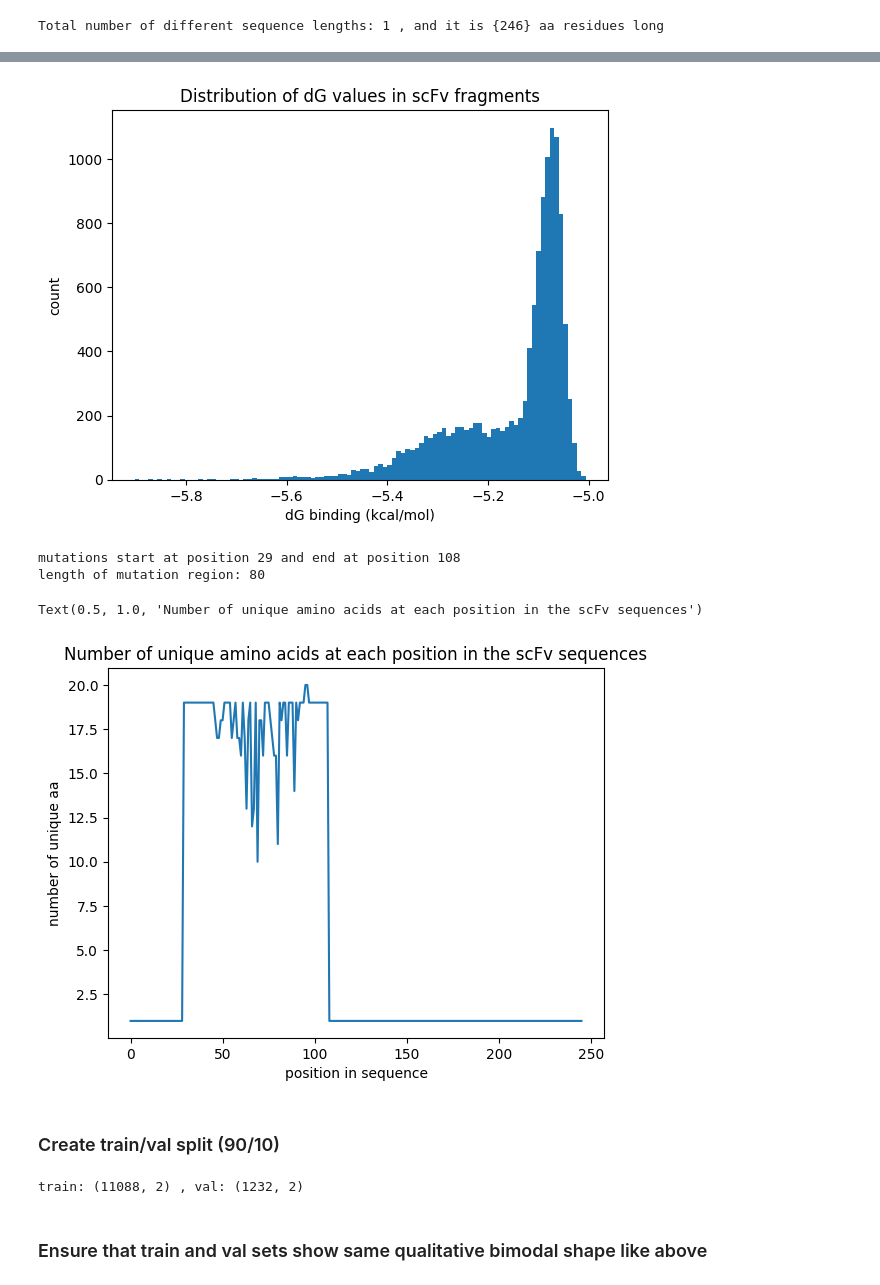
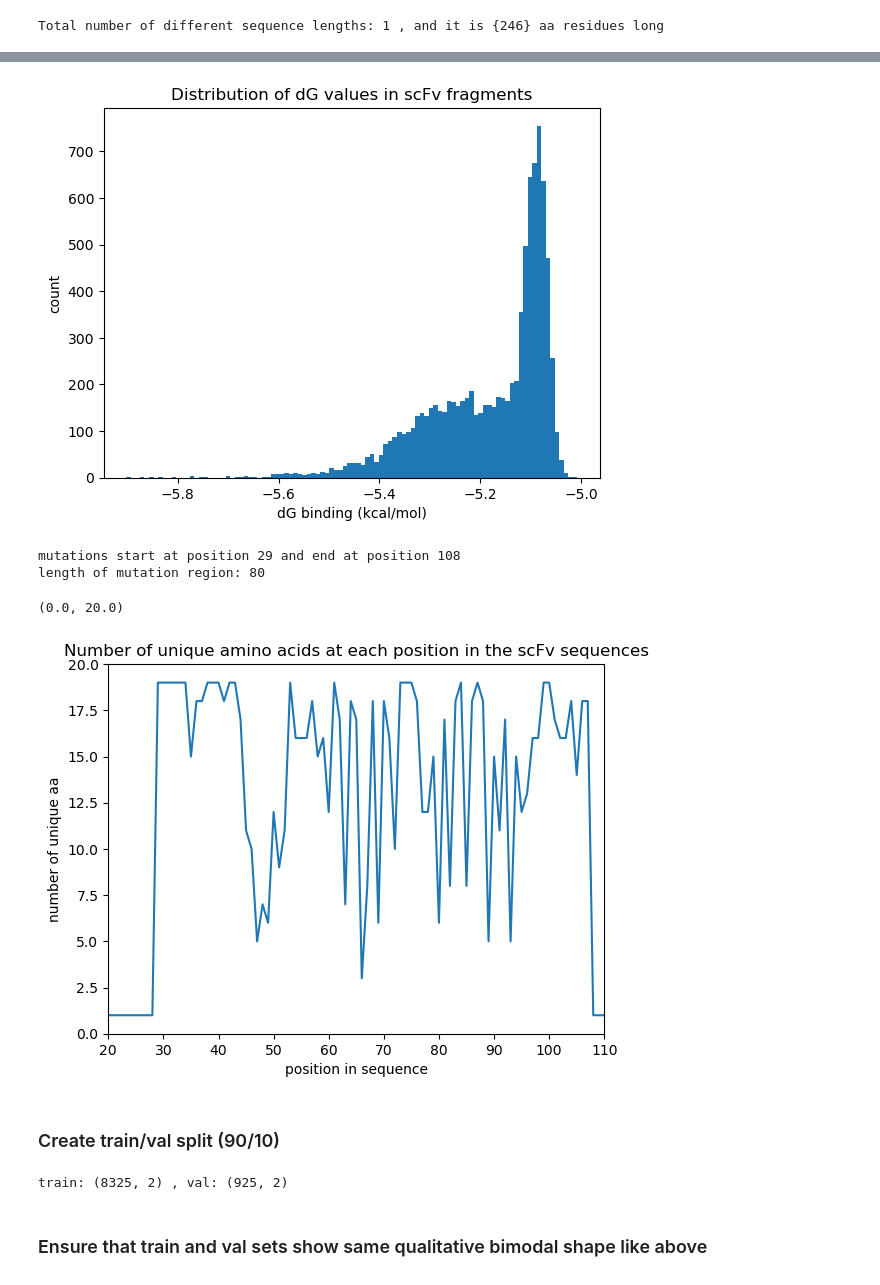
Before and after one commit to planaria158/BERT-antibody-antigen-binding-energy, a Jupyter notebook: notebooks/DataAnalysis.ipynb, the cells around one changed output, grey strips where cells are left out. Saved outputs shown, nothing was run; the diff lists cells and outputs as text; code cells hidden in the pictures.

```diff
--- a/notebooks/DataAnalysis.ipynb
+++ b/notebooks/DataAnalysis.ipynb
@@ -107,6 +107,6 @@ plt.show()
 # %%
 # Remove rows with q_values > 0.5
 #
-df = df[df['q_value'] <= 0.5]
+df = df[df['q_value'] <= 0.05]
 print(df.shape)
 # %% [output]
@@ -181,37 +181,39 @@ plt.ylabel('count')
 plt.title('Distribution of dG values in scFv fragments')
 plt.show()
 # %% [output]
-[figure, old version]
+[figure, new version]
 # %%
 # Get a sense of the frequency of mutation in each aa position in the scFv sequences
 #
 aa_sets = [set() for i in range(246)]
 
 for k,v in seqs_mean_Kd.items():
     for i in range(len(k)):
         aa_sets[i].add(k[i])
 
 counts = [len(x) for x in aa_sets]
 
 # find first index where counts is > 1
 firstIdx = next(x for x, val in enumerate(counts) if val != 1)
 # and when it drops to 1 again
 lastIdx = firstIdx + next(x for x, val in enumerate(counts[firstIdx:]) if val == 1)
 
 # Mutations occur in a CDR region
 print('mutations start at position', firstIdx, 'and end at position', lastIdx)
 print('length of mutation region:', lastIdx-firstIdx+1)
 
 # plot the number of unique aa at each position in the sequence
 plt.plot(counts)
 plt.xlabel('position in sequence')
 plt.ylabel('number of unique aa')
 plt.title('Number of unique amino acids at each position in the scFv sequences')
+plt.xlim(20, 110)
+plt.ylim(0, 20)
 # %% [output]
 mutations start at position 29 and end at position 108
 length of mutation region: 80
-Text(0.5, 1.0, 'Number of unique amino acids at each position in the scFv sequences')
+(0.0, 20.0)
-[figure, old version]
+[figure, new version]
 # %% [markdown]
 ### Create train/val split  (90/10)
 # %%
@@ -228,10 +230,10 @@ print('train:', df_train.shape, ', val:', df_val.shape)
 
 # DON'T re-save the data, as it is already saved
 # save to csv
-# df_train.to_csv('../data/q_cleaned_train_set.csv', index=False)
-# df_val.to_csv('../data/q_cleaned_val_set.csv', index=False)
+df_train.to_csv('../data/q_cleaned_3_train_set.csv', index=False)
+df_val.to_csv('../data/q_cleaned_3_val_set.csv', index=False)
 # %% [output]
-train: (11088, 2) , val: (1232, 2)
+train: (8325, 2) , val: (925, 2)
 # %% [markdown]
 ### Ensure that train and val sets show same qualitative bimodal shape like above
 # %%
```
Also changed, not shown: parts of 5 cells of this notebook, 9 other files.
